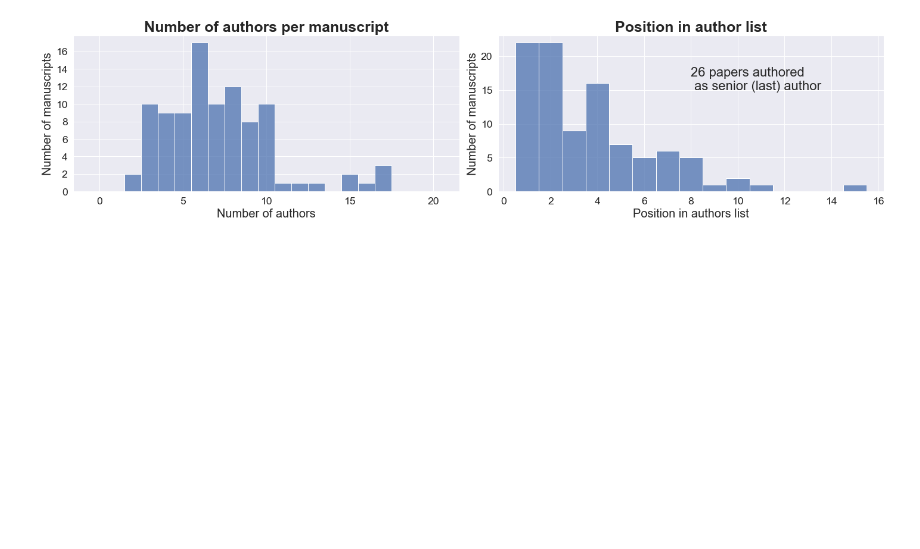
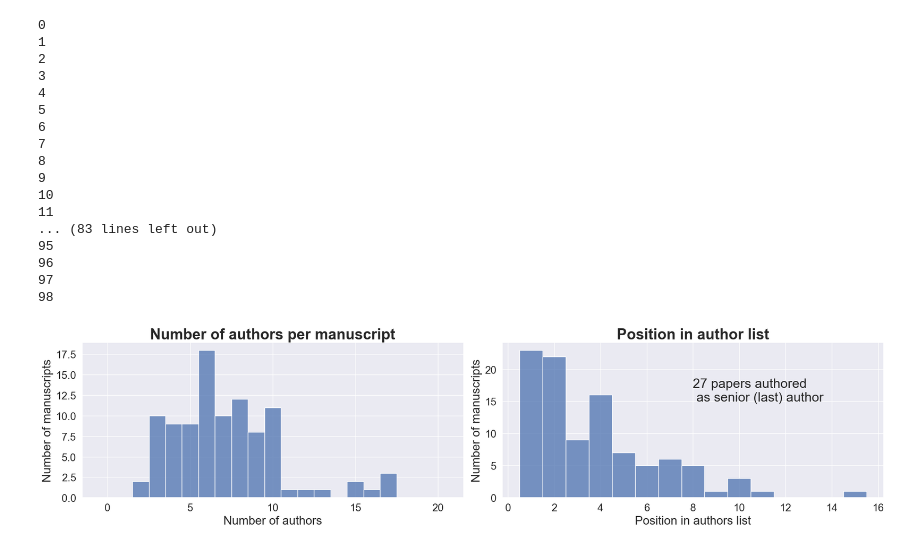
Before and after one commit to Alerovere/Resume, a Jupyter notebook: Resume_AR/Bibtex_stats.ipynb, the cells around one changed output. Saved outputs shown, nothing was run; the diff lists cells and outputs as text; code cells hidden in the pictures; blank space fills up the shorter version.

```diff
--- a/Resume_AR/Bibtex_stats.ipynb
+++ b/Resume_AR/Bibtex_stats.ipynb
@@ -173,12 +189,13 @@ plt.savefig('img/citations_wordcloud.png',format='png', transparent=True)
 # %%
 author_stats = pd.DataFrame(columns=['authors', 'num', 'pos'])
-df_articles_books=df_articles_books.dropna(subset=['author'])
+df_articles_books=df_articles_books.dropna(subset=['author']).reset_index()
 
 for k in range(len(df_articles_books)):
  aut_list=str(df_articles_books.author[k])
  #Removing bold and underlined names
  aut_list=aut_list.replace('{\\underline{','').replace('{\\textbf{','').replace('}}','')
  aut_list = list(aut_list.split('and '))
+ print(k)
 
  #Clean first names
  for i in range(len(aut_list)):
@@ -202,35 +219,51 @@ sns.set(font_scale=1.6)
 fig, axs = plt.subplots(1, 2, figsize=(20, 5))
 sns.set_theme(style="darkgrid")
 #Plot nb of authors per paper (truncating papers with more than 20 authors)
 nb_authors=sns.histplot(author_stats,
              x='num',
              binrange=[0,20],discrete=True,ax=axs[0])
 nb_authors.set_xlabel("Number of authors", fontsize = 20)
 nb_authors.set_ylabel("Number of manuscripts", fontsize = 20)
 
 #Plot position in authors list
 position=sns.histplot(author_stats,
              x='pos',discrete=True,ax=axs[1])
 position.set_xlabel("Position in authors list", fontsize = 20)
 position.set_ylabel("Number of manuscripts", fontsize = 20)
 
 #Count papers authored as last (senior) author
 author_stats['lastauthor']=author_stats['pos']/author_stats['num']
 last_author=author_stats['lastauthor'].value_counts()[1]
 
 
 text=str(str(last_author) + ' papers authored\n as senior (last) author')
 axs[1].text(8, 15, text,fontsize=22);
 
 axs[0].set_title('Number of authors per manuscript',fontdict={'fontsize': 25},fontweight="bold")
 axs[1].set_title('Position in author list',fontdict={'fontsize': 25},fontweight="bold")
 plt.tight_layout()
 
 
-
 plt.savefig('img/authors.png',format='png', transparent=True)
 # %% [output]
+0
+1
+2
+3
+4
+5
+6
+7
+8
+9
+10
+11
+... (83 lines left out)
+95
+96
+97
+98
-[figure, old version]
+[figure, new version]
 # %%
 current_year = date.today().year
 years_list=num_list = list(range(First_Publication_year,current_year+1))
```
Also changed, not shown: parts of 7 cells of this notebook, 13 other files.
